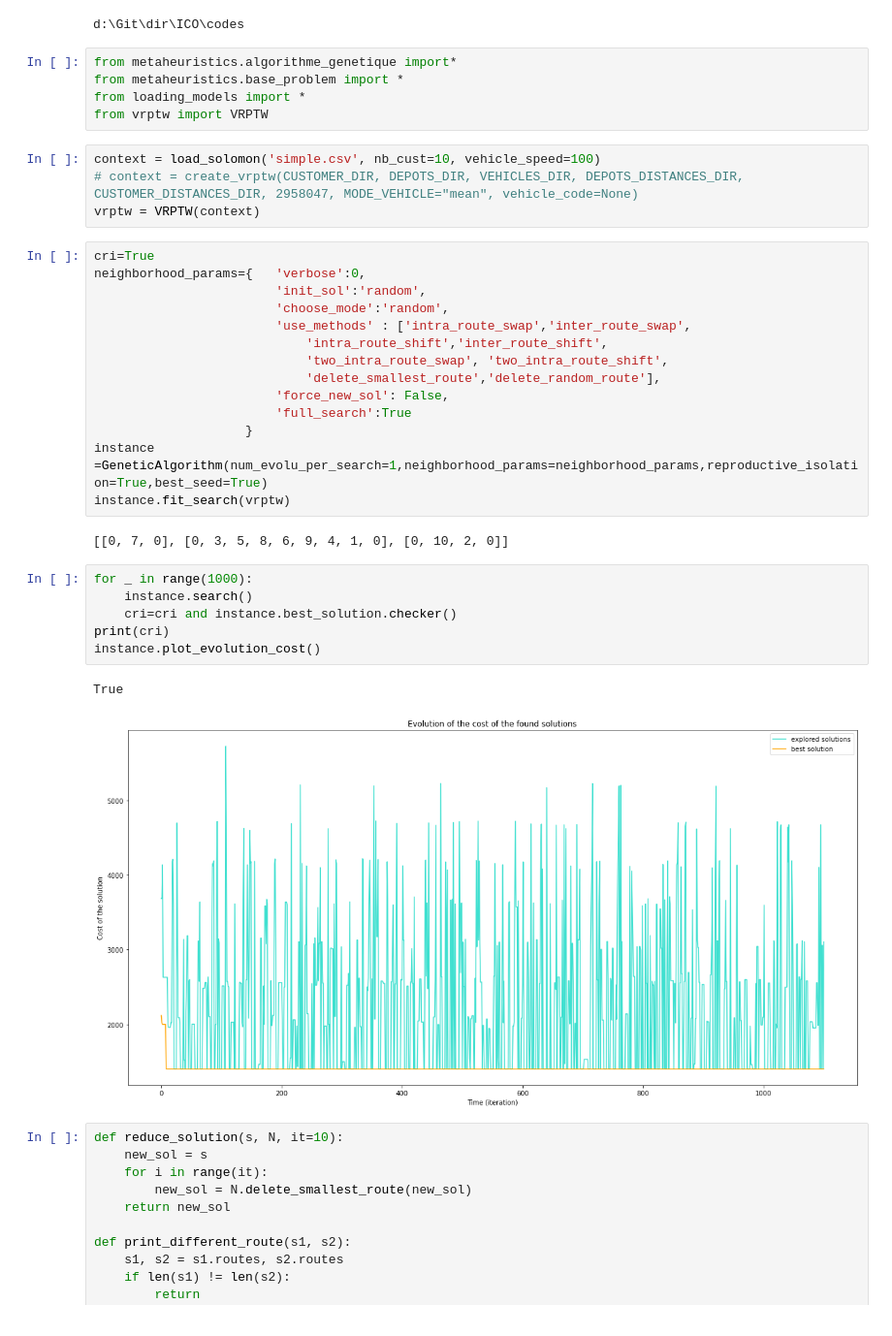
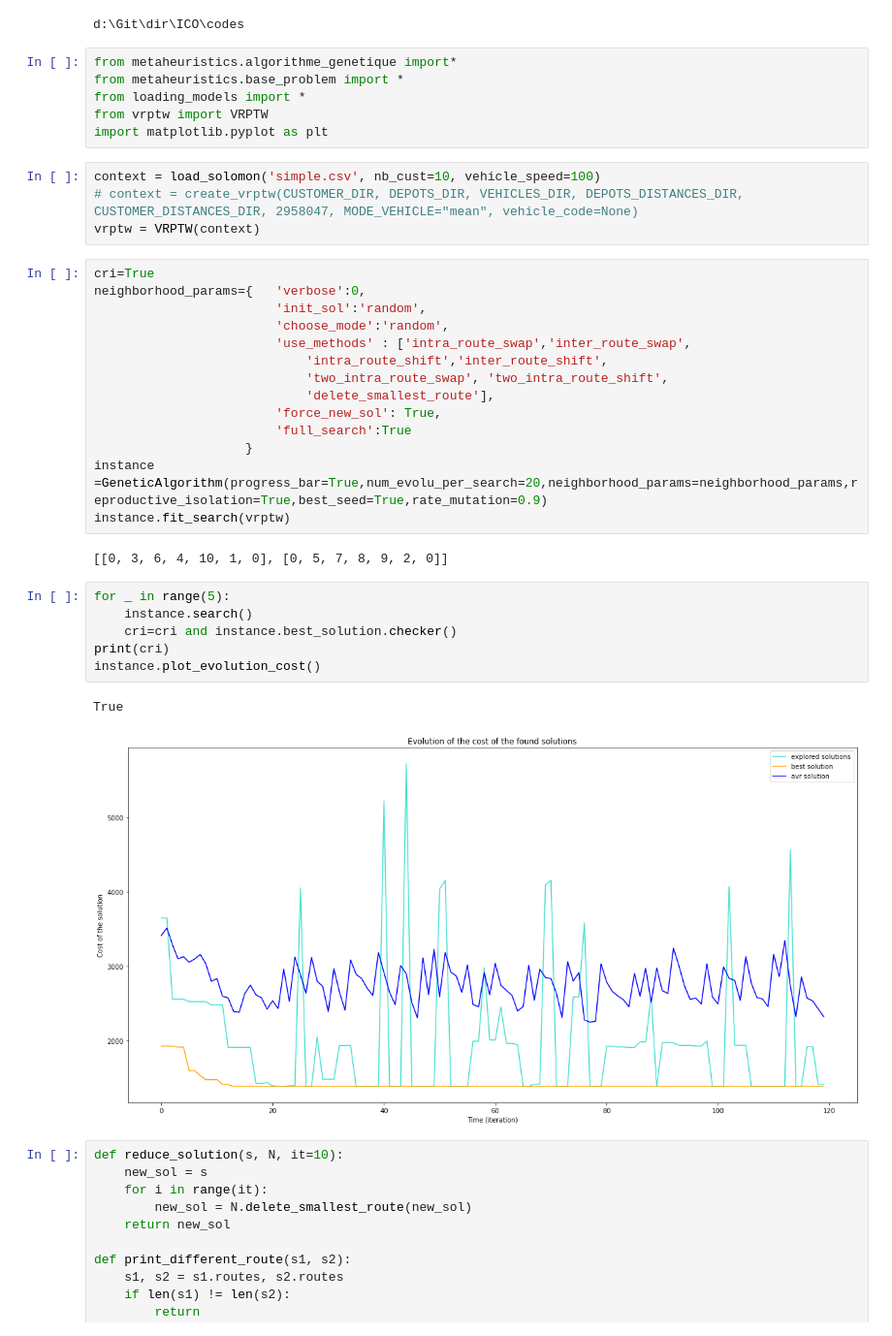
Before and after one commit to pabloskewes/ICO, a Jupyter notebook: codes/notebooks/GA.ipynb, the cells around one changed output. Shown at 97% size. Saved outputs shown, nothing was run; the diff lists cells and outputs as text.

```diff
--- a/codes/notebooks/GA.ipynb
+++ b/codes/notebooks/GA.ipynb
@@ -11,6 +11,7 @@ from metaheuristics.algorithme_genetique import*
 from metaheuristics.base_problem import *
 from loading_models import *
 from vrptw import VRPTW
+import matplotlib.pyplot as plt
 # %%
 context = load_solomon('simple.csv', nb_cust=10, vehicle_speed=100)
 # context = create_vrptw(CUSTOMER_DIR, DEPOTS_DIR, VEHICLES_DIR, DEPOTS_DISTANCES_DIR, CUSTOMER_DISTANCES_DIR, 2958047, MODE_VEHICLE="mean", vehicle_code=None)
@@ -23,23 +24,23 @@ neighborhood_params={   'verbose':0,
                         'use_methods' : ['intra_route_swap','inter_route_swap',
                             'intra_route_shift','inter_route_shift',
                             'two_intra_route_swap', 'two_intra_route_shift',
-                            'delete_smallest_route','delete_random_route'],
-                        'force_new_sol': False,
+                            'delete_smallest_route'],
+                        'force_new_sol': True,
                         'full_search':True
                     }
-instance =GeneticAlgorithm(num_evolu_per_search=1,neighborhood_params=neighborhood_params,reproductive_isolation=True,best_seed=True)
+instance =GeneticAlgorithm(progress_bar=True,num_evolu_per_search=20,neighborhood_params=neighborhood_params,reproductive_isolation=True,best_seed=True,rate_mutation=0.9)
 instance.fit_search(vrptw)
 # %% [output]
-[[0, 7, 0], [0, 3, 5, 8, 6, 9, 4, 1, 0], [0, 10, 2, 0]]
+[[0, 3, 6, 4, 10, 1, 0], [0, 5, 7, 8, 9, 2, 0]]
 # %%
-for _ in range(1000):
+for _ in range(5):
     instance.search()
     cri=cri and instance.best_solution.checker()
 print(cri)
 instance.plot_evolution_cost()
 # %% [output]
 True
-[figure, old version]
+[figure, new version]
 # %%
 def reduce_solution(s, N, it=10):
     new_sol = s
```
Also changed, not shown: 1 other file.
